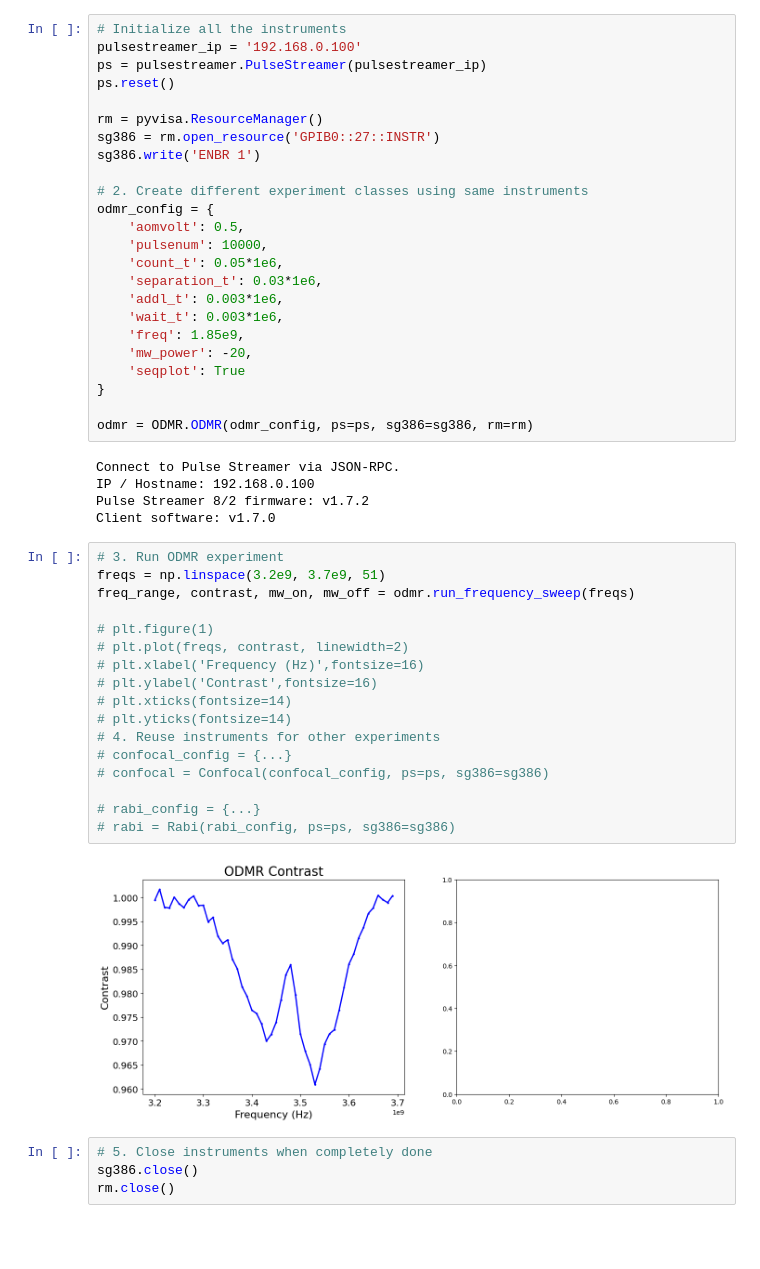
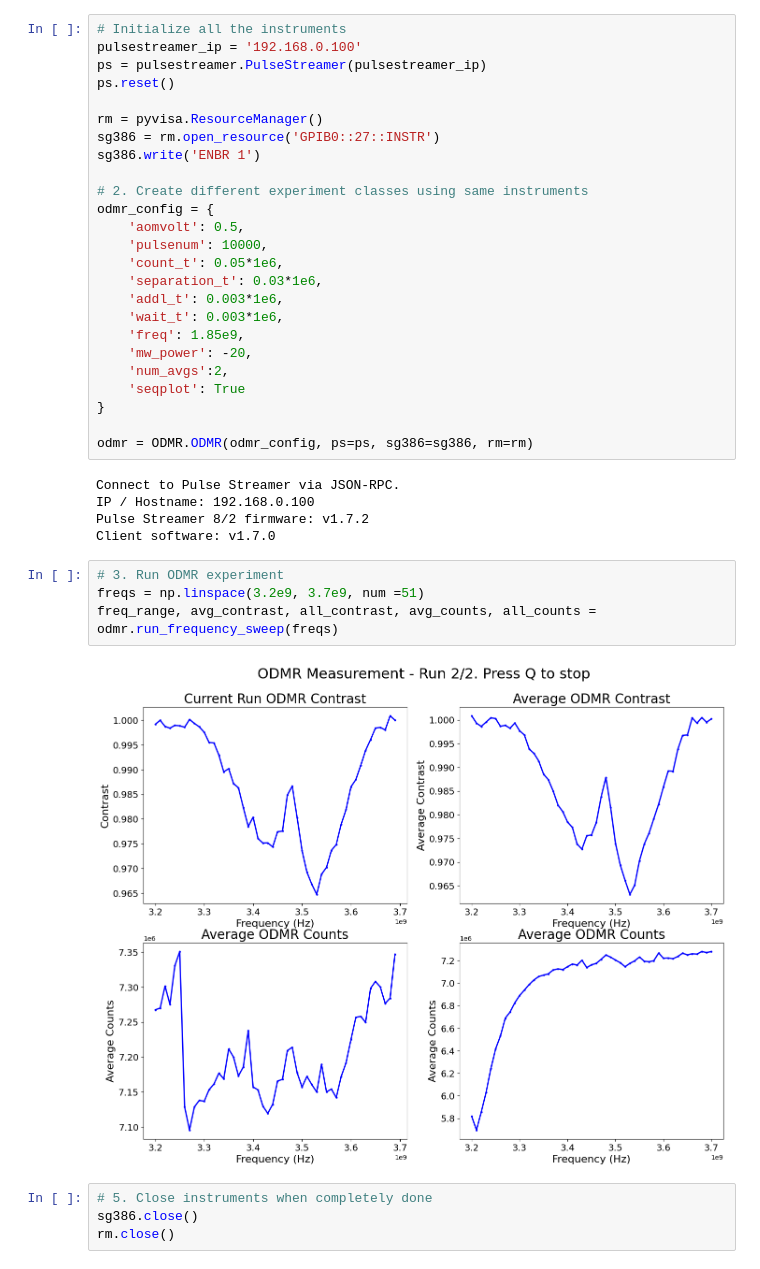
Before and after one commit to sumukhvaidya/LiLabMeasurements, a Jupyter notebook: testing/ODMR_test.ipynb, the cells around one changed output. Saved outputs shown, nothing was run; the diff lists cells and outputs as text; blank space fills up the shorter version.

Commit message:
Finished ODMR Code

```diff
--- a/testing/ODMR_test.ipynb
+++ b/testing/ODMR_test.ipynb
@@ -33,6 +33,7 @@ odmr_config = {
     'wait_t': 0.003*1e6,
     'freq': 1.85e9,
     'mw_power': -20,
+    'num_avgs':2,
     'seqplot': True
 }
 
@@ -44,23 +45,10 @@ Pulse Streamer 8/2 firmware: v1.7.2
 Client software: v1.7.0
 # %%
 # 3. Run ODMR experiment
-freqs = np.linspace(3.2e9, 3.7e9, 51)
-freq_range, contrast, mw_on, mw_off = odmr.run_frequency_sweep(freqs)
-
-# plt.figure(1)
-# plt.plot(freqs, contrast, linewidth=2)
-# plt.xlabel('Frequency (Hz)',fontsize=16)
-# plt.ylabel('Contrast',fontsize=16)
-# plt.xticks(fontsize=14)
-# plt.yticks(fontsize=14)
-# 4. Reuse instruments for other experiments
-# confocal_config = {...}
-# confocal = Confocal(confocal_config, ps=ps, sg386=sg386)
-
-# rabi_config = {...}
-# rabi = Rabi(rabi_config, ps=ps, sg386=sg386)
+freqs = np.linspace(3.2e9, 3.7e9, num =51)
+freq_range, avg_contrast, all_contrast, avg_counts, all_counts = odmr.run_frequency_sweep(freqs)
 # %% [output]
-[figure, old version]
+[figure, new version]
 # %%
 # 5. Close instruments when completely done
 sg386.close()
```
Also changed, not shown: 1 other file.
